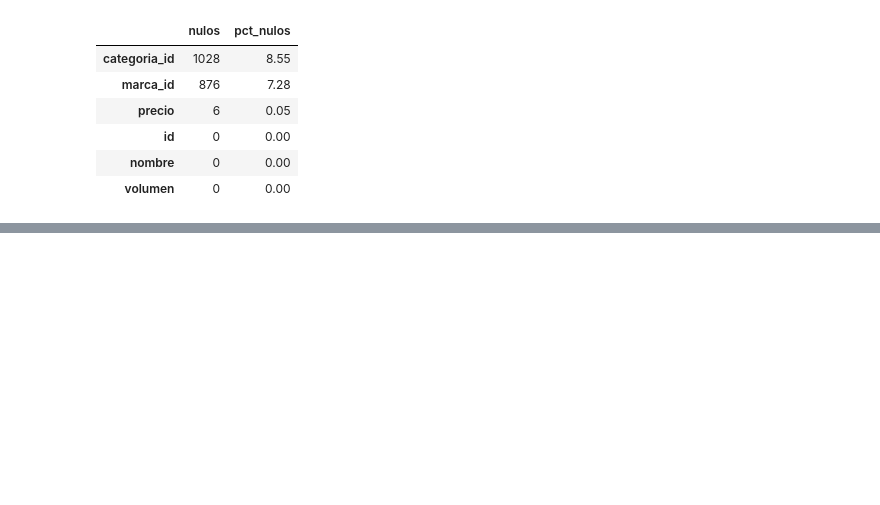
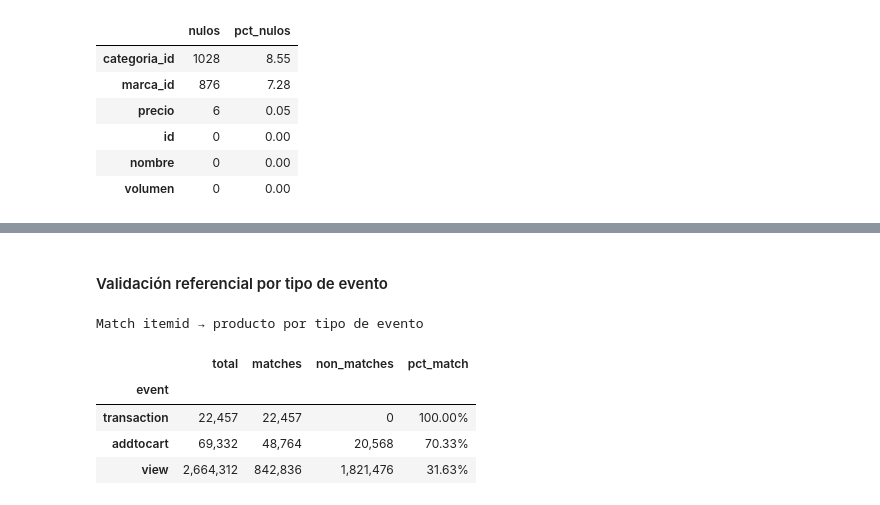
Before and after one commit to LeivaDiego/MLOps-Lab2, a Jupyter notebook: data_understanding.ipynb, the cells around one changed output, grey strips where cells are left out. Drawn from its saved outputs; the diff is of its cells as text; code cells hidden in the pictures; blank space fills up the shorter version.

```diff
--- a/data_understanding.ipynb
+++ b/data_understanding.ipynb
@@ -232,0 +340,34 @@ PRODUCTO
+# %% [markdown]
+#### Validación referencial por tipo de evento
+# %%
+# Preparación de dataframe
+df_evento["itemid"] = itemid
+df_evento["has_product_match"] = df_evento["itemid"].astype("Int64").isin(prod_ids)
+
+# Resumen por tipo de evento
+summary = (
+    # Agrupación por tipo de evento
+    df_evento.groupby("event")["has_product_match"]
+    .agg(total="size", matches="sum")
+    .assign(
+        non_matches=lambda d: d["total"] - d["matches"], # No coinciden
+        pct_match=lambda d: (d["matches"] / d["total"] * 100).round(2) # Porcentaje de coincidencias
+    )
+    .sort_values("pct_match", ascending=False) # Ordenar por porcentaje de coincidencias
+)
+
+# Formateo de resumen
+summary_fmt = summary.copy()
+for col in ["total", "matches", "non_matches"]:
+    summary_fmt[col] = summary_fmt[col].map(lambda x: f"{x:,}")
+summary_fmt["pct_match"] = summary["pct_match"].map(lambda x: f"{x:.2f}%")
+
+print("Match itemid → producto por tipo de evento")
+display(summary_fmt)
+# %% [output]
+Match itemid → producto por tipo de evento
+|  | total | matches | non_matches | pct_match |
+| event |  |  |  |  |
+| transaction | 22,457 | 22,457 | 0 | 100.00% |
+| addtocart | 69,332 | 48,764 | 20,568 | 70.33% |
+| view | 2,664,312 | 842,836 | 1,821,476 | 31.63% |
```
Also changed, not shown: parts of 12 cells of this notebook.
